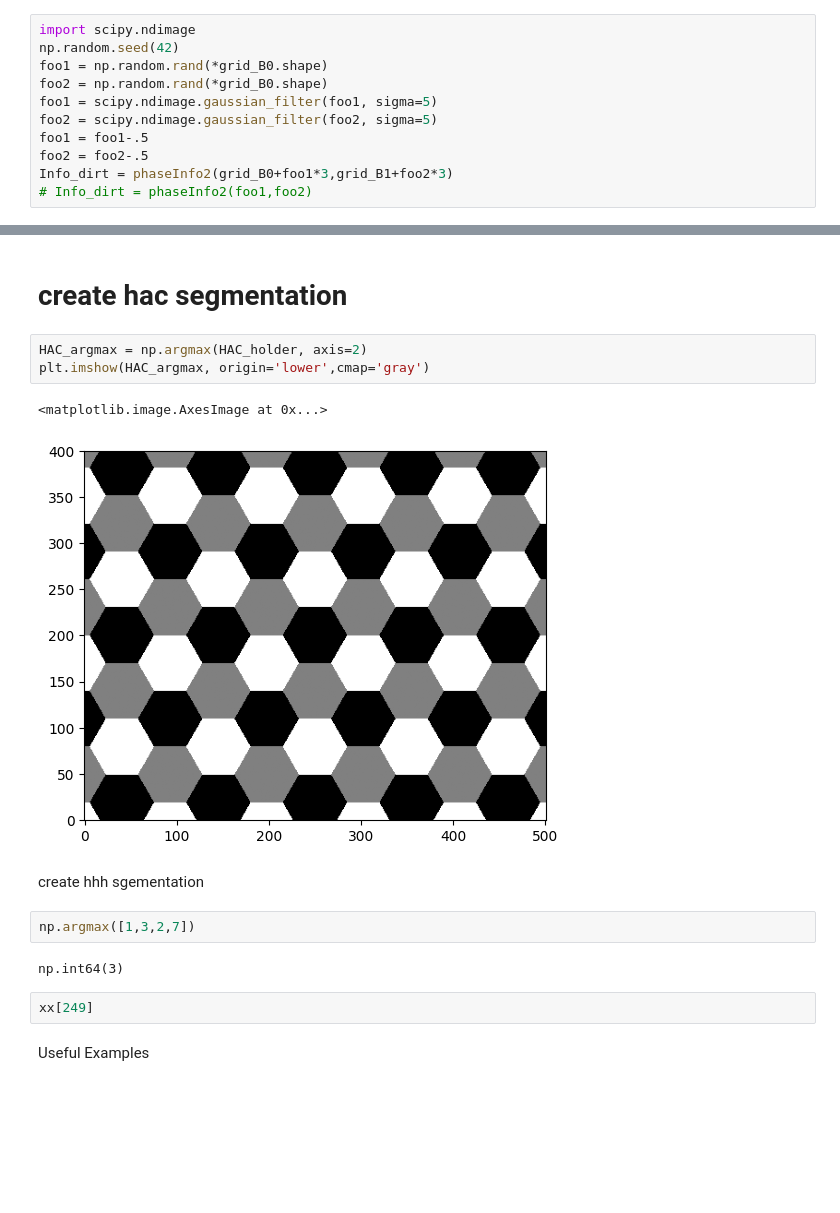
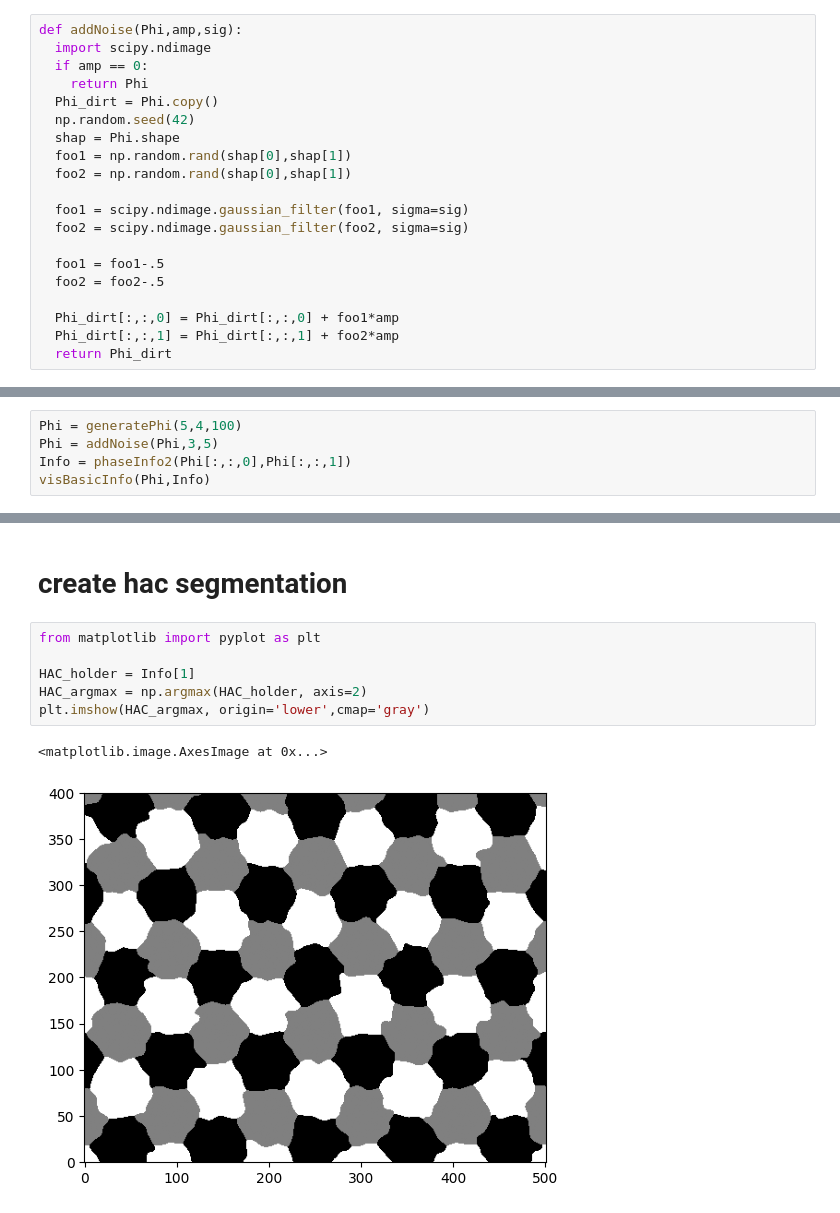
Before and after one commit to Potdooshami/1T-TaS2-point-defect-analysis, a Jupyter notebook: phasemapping.ipynb, the cells around one changed output, grey strips where cells are left out. Drawn from its saved outputs; the diff is of its cells as text; blank space fills up the shorter version.

```diff
--- a/phasemapping.ipynb
+++ b/phasemapping.ipynb
@@ -189,11 +122,20 @@ np.float64(0.5003526118844692)
 # %%
-import scipy.ndimage
-np.random.seed(42)
-foo1 = np.random.rand(*grid_B0.shape)
-foo2 = np.random.rand(*grid_B0.shape)
-foo1 = scipy.ndimage.gaussian_filter(foo1, sigma=5)
-foo2 = scipy.ndimage.gaussian_filter(foo2, sigma=5)
-foo1 = foo1-.5
-foo2 = foo2-.5
-Info_dirt = phaseInfo2(grid_B0+foo1*3,grid_B1+foo2*3)
-# Info_dirt = phaseInfo2(foo1,foo2)
+def addNoise(Phi,amp,sig):
+  import scipy.ndimage
+  if amp == 0:
+    return Phi
+  Phi_dirt = Phi.copy()
+  np.random.seed(42)
+  shap = Phi.shape
+  foo1 = np.random.rand(shap[0],shap[1])
+  foo2 = np.random.rand(shap[0],shap[1])
+
+  foo1 = scipy.ndimage.gaussian_filter(foo1, sigma=sig)
+  foo2 = scipy.ndimage.gaussian_filter(foo2, sigma=sig)
+
+  foo1 = foo1-.5
+  foo2 = foo2-.5
+
+  Phi_dirt[:,:,0] = Phi_dirt[:,:,0] + foo1*amp
+  Phi_dirt[:,:,1] = Phi_dirt[:,:,1] + foo2*amp
+  return Phi_dirt
@@ -255,0 +178,5 @@ for isb in range(msb):
+# %%
+Phi = generatePhi(5,4,100)
+Phi = addNoise(Phi,3,5)
+Info = phaseInfo2(Phi[:,:,0],Phi[:,:,1])
+visBasicInfo(Phi,Info)
@@ -256,18 +185,11 @@ for isb in range(msb):
 # %% [markdown]
 # create hac segmentation
 # %%
+from matplotlib import pyplot as plt
+
+HAC_holder = Info[1]
 HAC_argmax = np.argmax(HAC_holder, axis=2)
 plt.imshow(HAC_argmax, origin='lower',cmap='gray')
 # %% [output]
 <matplotlib.image.AxesImage at 0x...>
-[figure, old version]
+[figure, new version]
-# %% [markdown]
-create hhh sgementation
-# %%
-np.argmax([1,3,2,7])
-# %% [output]
-np.int64(3)
-# %%
-xx[249]
-# %% [markdown]
-Useful Examples
```
Also changed, not shown: parts of 17 cells of this notebook.
